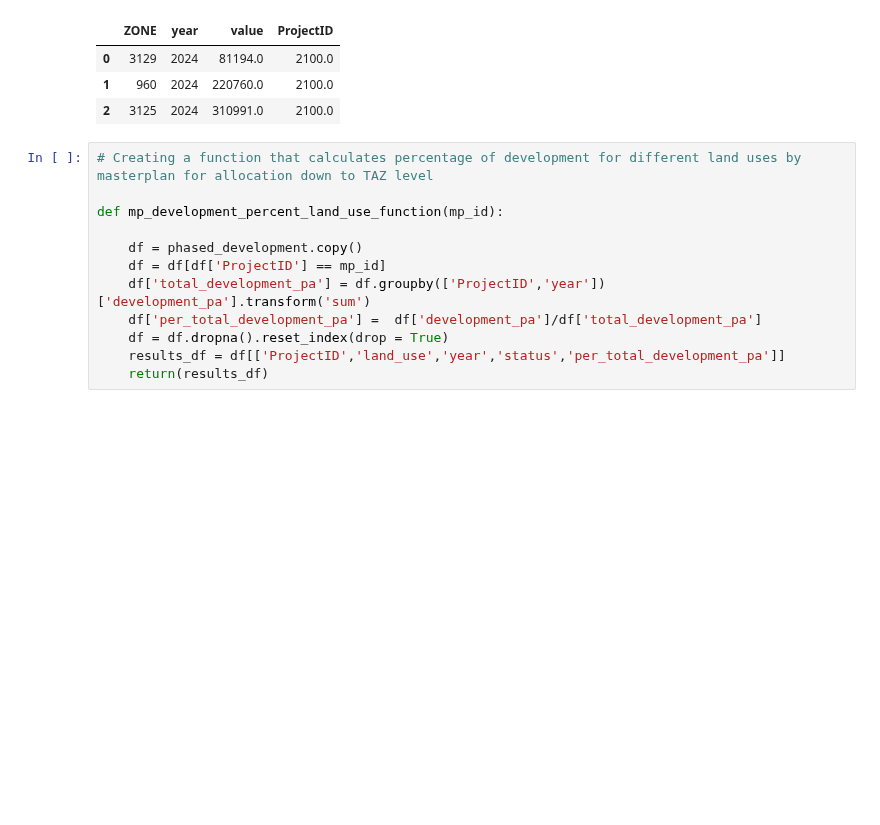
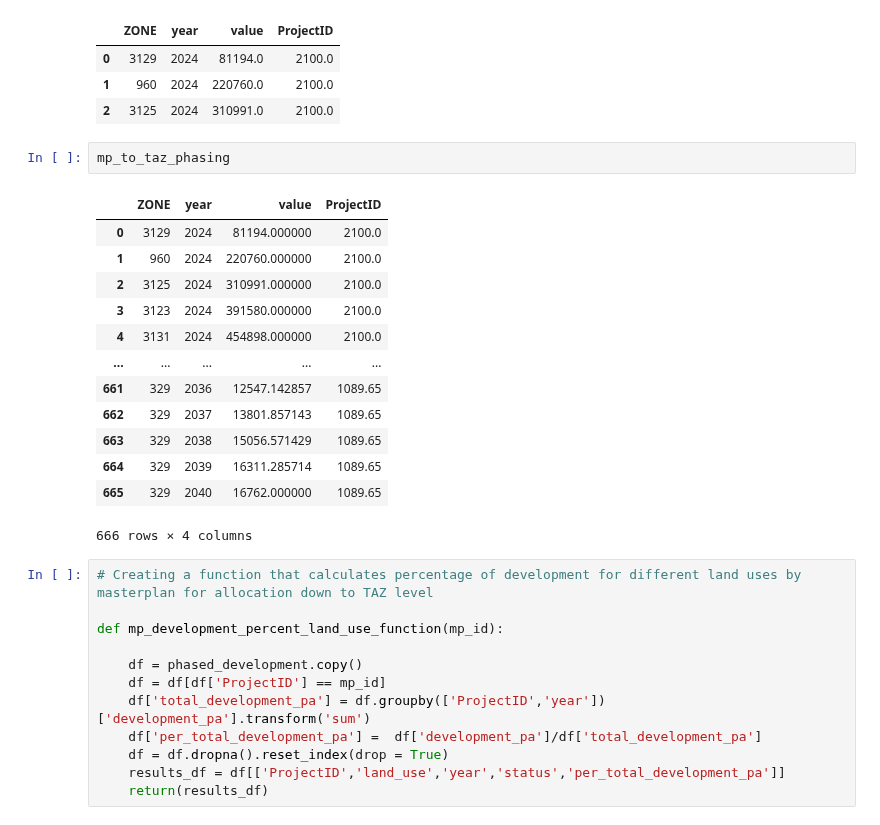
Before and after one commit to BuroHappoldLegacySoup/PlanCapitalLandModel, a Jupyter notebook: MP to TAZ Pipeline.ipynb, the cells around one changed output. Drawn from its saved outputs; the diff is of its cells as text; blank space fills up the shorter version.

```diff
--- a/MP to TAZ Pipeline.ipynb
+++ b/MP to TAZ Pipeline.ipynb
@@ -308,6 +328,22 @@ mp_to_taz_phasing.head(3)
 | 0 | 3129 | 2024 | 81194.0 | 2100.0 |
 | 1 | 960 | 2024 | 220760.0 | 2100.0 |
 | 2 | 3125 | 2024 | 310991.0 | 2100.0 |
+# %%
+mp_to_taz_phasing
+# %% [output]
+|  | ZONE | year | value | ProjectID |
+| 0 | 3129 | 2024 | 81194.000000 | 2100.0 |
+| 1 | 960 | 2024 | 220760.000000 | 2100.0 |
+| 2 | 3125 | 2024 | 310991.000000 | 2100.0 |
+| 3 | 3123 | 2024 | 391580.000000 | 2100.0 |
+| 4 | 3131 | 2024 | 454898.000000 | 2100.0 |
+| ... | ... | ... | ... | ... |
+| 661 | 329 | 2036 | 12547.142857 | 1089.65 |
+| 662 | 329 | 2037 | 13801.857143 | 1089.65 |
+| 663 | 329 | 2038 | 15056.571429 | 1089.65 |
+| 664 | 329 | 2039 | 16311.285714 | 1089.65 |
+| 665 | 329 | 2040 | 16762.000000 | 1089.65 |
+666 rows × 4 columns
 # %%
 # Creating a function that calculates percentage of development for different land uses by masterplan for allocation down to TAZ level
 
```
Also changed, not shown: parts of 6 cells of this notebook, 2 other files.
